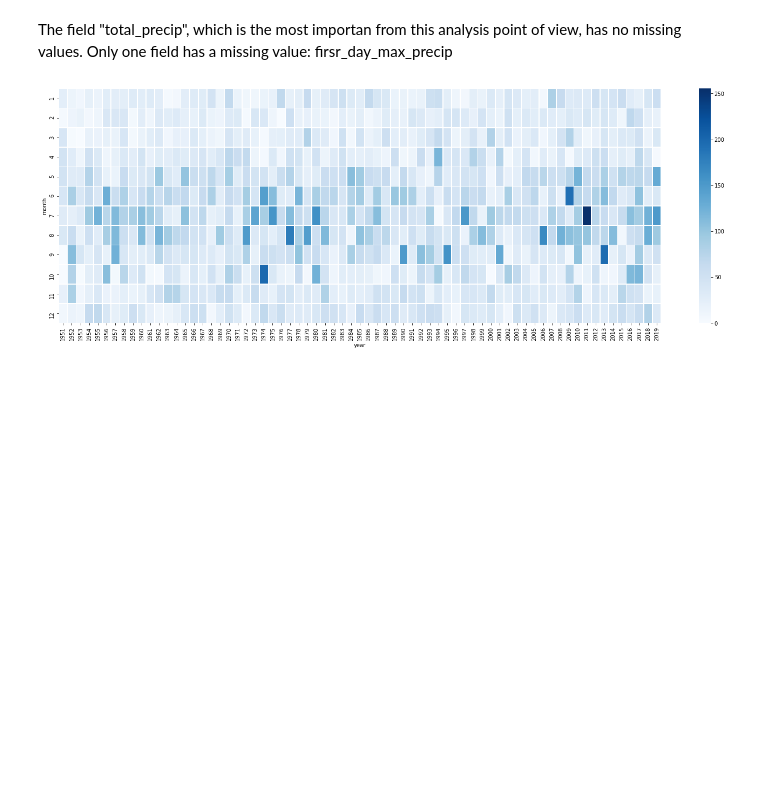
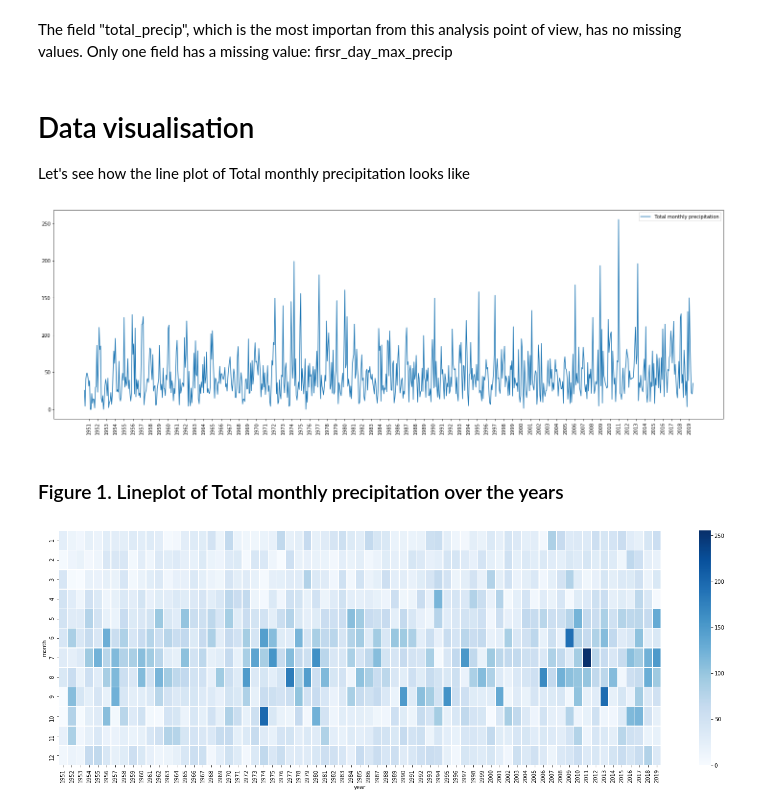
Before and after one commit to PiotrekPluta/Precipitation_Analysis_in_Wizna, a Jupyter notebook: 03_Explore_precipitation_data.ipynb, the cells around one changed output. Saved outputs shown, nothing was run; the diff lists cells and outputs as text; code cells hidden in the pictures; blank space fills up the shorter version.

Commit message:
Further data exploration. Checking time series stationarity and looking for trends

```diff
--- a/03_Explore_precipitation_data.ipynb
+++ b/03_Explore_precipitation_data.ipynb
@@ -20,6 +20,23 @@ data.describe()
 # %% [markdown]
 The field "total_precip", which is the most importan from this analysis point of view, has no missing values.
 Only one field has a missing value: firsr_day_max_precip
+# %% [markdown]
+# Data visualisation
+Let's see how the line plot of Total monthly precipitation looks like
+# %%
+plt.figure(figsize=(25, 8))
+x = data.index
+y = data.total_precip
+x_labels_index = data.iloc[6::12].index
+x_label = data.iloc[6::12]['year']
+plt.xticks(x_labels_index, x_label, rotation=90)
+plt.plot(x, y, label='Total monthly precipitation')
+plt.legend()
+plt.show()
+# %% [output]
+[figure, added]
+# %% [markdown]
+### Figure 1. Lineplot of Total monthly precipitation over the years
 # %%
 # heat map
 data_for_heatmap = data.pivot('month', 'year', 'total_precip')
```
Also changed, not shown: parts of 10 cells of this notebook.
